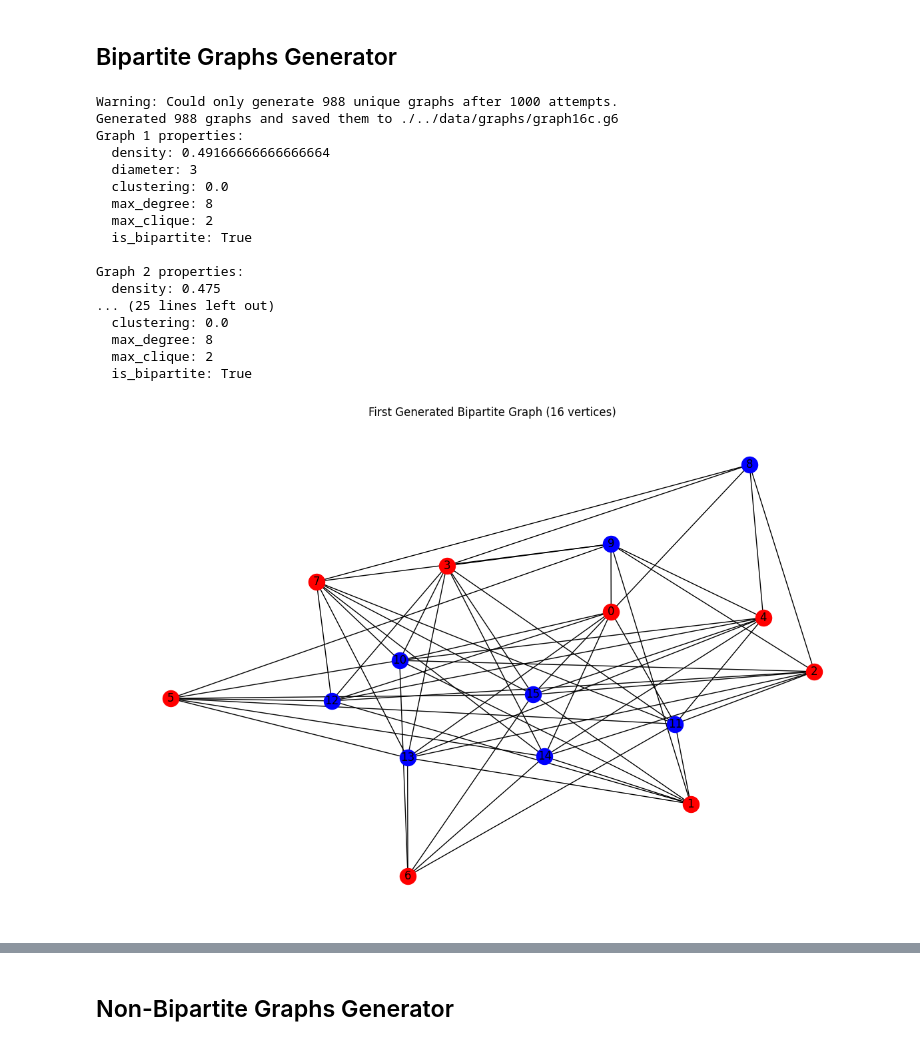
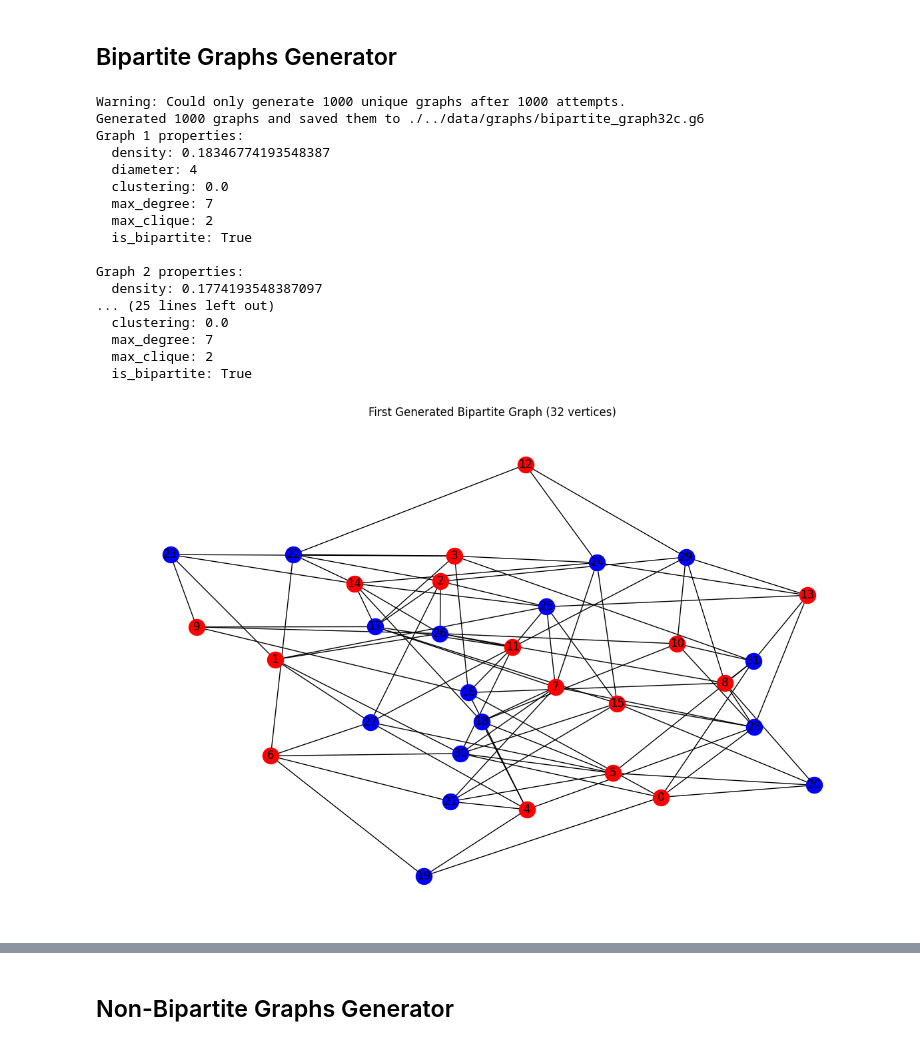
Before and after one commit to Mostafa-Atallah2020/ctqw-matching-decomp, a Jupyter notebook: examples/Synthetic Graph Generation and Analysis.ipynb, the cells around one changed output, grey strips where cells are left out. Drawn from its saved outputs; the diff is of its cells as text; code cells hidden in the pictures.

Commit message:
Subdivide datasets based on types

```diff
--- a/examples/Synthetic Graph Generation and Analysis.ipynb
+++ b/examples/Synthetic Graph Generation and Analysis.ipynb
@@ -4,7 +4,6 @@
 import networkx as nx
 import random
 import matplotlib.pyplot as plt
-import itertools
 
 def generate_bipartite_graph(n1, n2, target_props):
     G = nx.Graph()
@@ -78,30 +77,33 @@ def calculate_properties(G):
 def graph_to_tuple(G):
     return tuple(sorted(G.edges()))
 
-n_vertices = 2**4
+n_qubits = 5
+n_vertices = 2**n_qubits
 num_graphs = 1000
 
+type = 'bipartite'
+
 n1, n2 = n_vertices // 2, n_vertices // 2
-output_file = f"./../data/graphs/graph{n_vertices}c.g6"
+output_file = f"./../data/graphs/{type}_graph{n_vertices}c.g6"
 # output_file = f"./../data/graphs/wingraph{n_vertices}c.g6"
 
+target_props = {
+    'density_max': random.uniform(0.2, 0.7),
+    'diameter_min': random.uniform(3, 5),
+    'clustering_max': 0.37,
+    'max_degree_limit': random.uniform(4, 10),
+    'max_clique_limit': 2,
+    'is_bipartite': True
+}
+
 # target_props = {
-#     'density_max': random.uniform(0.2, 0.7),
-#     'diameter_min': random.uniform(3, 5),
-#     'clustering_max': 0.37,
-#     'max_degree_limit': random.uniform(4, 10),
-#     'max_clique_limit': 2,
+#     'density_max': 1,
+#     'diameter_min': 10,
+#     'clustering_max': 5,
+#     'max_degree_limit': 10,
+#     'max_clique_limit': 10,
 #     'is_bipartite': True
 # }
-
-target_props = {
-    'density_max': 1,
-    'diameter_min': 10,
-    'clustering_max': 5,
-    'max_degree_limit': 10,
-    'max_clique_limit': 10,
-    'is_bipartite': True
-}
 
 
 generated_graphs = []
@@ -145,41 +147,41 @@ if generated_graphs:
     pos = nx.spring_layout(G)
 
     # Separate the nodes into the two partitions
     left_nodes = [node for node, data in G.nodes(data=True) if data['bipartite'] == 0]
     right_nodes = [node for node, data in G.nodes(data=True) if data['bipartite'] == 1]
 
     # Draw the graph
     plt.figure(figsize=(12, 8))
     nx.draw_networkx_nodes(G, pos, nodelist=left_nodes, node_color='r', node_size=300)
     nx.draw_networkx_nodes(G, pos, nodelist=right_nodes, node_color='b', node_size=300)
     nx.draw_networkx_edges(G, pos)
     nx.draw_networkx_labels(G, pos)
 
     plt.title(f"First Generated Bipartite Graph ({n_vertices} vertices)")
     plt.axis('off')
     plt.tight_layout()
     plt.show()
 else:
     print("No graphs were generated.")
 # %% [output]
-Warning: Could only generate 988 unique graphs after 1000 attempts.
-Generated 988 graphs and saved them to ./../data/graphs/graph16c.g6
+Warning: Could only generate 1000 unique graphs after 1000 attempts.
+Generated 1000 graphs and saved them to ./../data/graphs/bipartite_graph32c.g6
 Graph 1 properties:
-  density: 0.49166666666666664
-  diameter: 3
+  density: 0.18346774193548387
+  diameter: 4
   clustering: 0.0
-  max_degree: 8
+  max_degree: 7
   max_clique: 2
   is_bipartite: True
 
 Graph 2 properties:
-  density: 0.475
+  density: 0.1774193548387097
 ... (25 lines left out)
   clustering: 0.0
-  max_degree: 8
+  max_degree: 7
   max_clique: 2
   is_bipartite: True
-[figure, old version]
+[figure, new version]
 # %%
 # Print properties of the first 5 graphs
 for i, (G, props) in enumerate(generated_graphs[:]):
```
Also changed, not shown: parts of 2 cells of this notebook, 25 other files.
